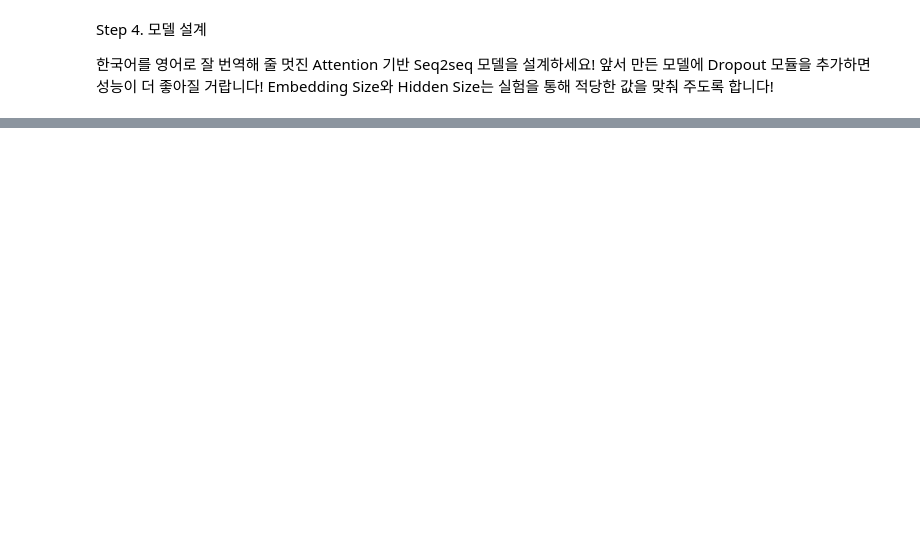
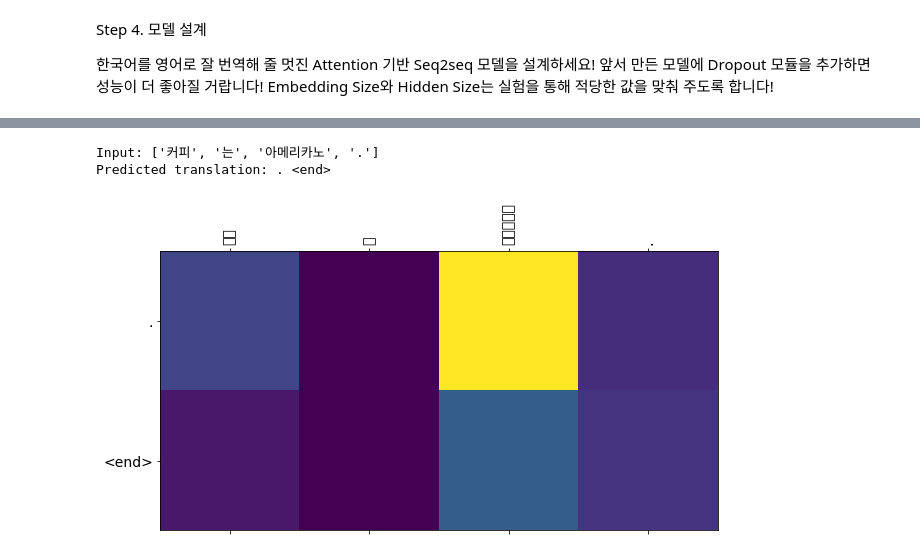
Before and after one commit to Acclesia/aiffel-project, a Jupyter notebook: LNP_P4_seq2seq번역기 만들기 .ipynb, the cells around one changed output, grey strips where cells are left out. Cells and saved outputs as stored; diff of their text form; code cells hidden in the pictures; blank space fills up the shorter version.

```diff
--- a/LNP_P4_seq2seq번역기 만들기 .ipynb
+++ b/LNP_P4_seq2seq번역기 만들기 .ipynb
@@ -198,0 +407,6 @@ def loss_function(real, pred):
+# %%
+translate("커피는 아메리카노.", encoder, decoder)
+# %% [output]
+Input: ['커피', '는', '아메리카노', '.']
+Predicted translation: . <end>
+[figure, added]
```
Also changed, not shown: parts of 28 cells of this notebook.
